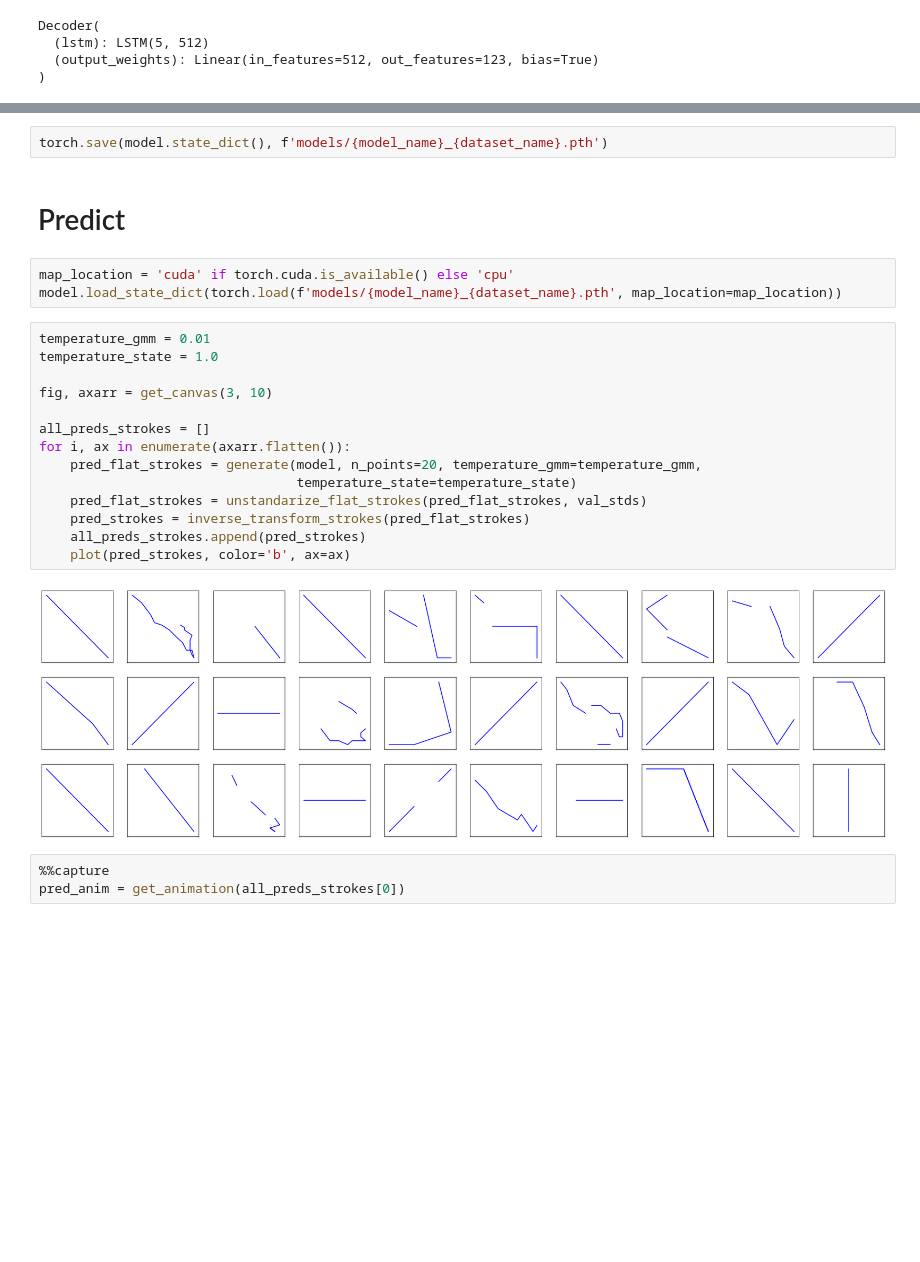
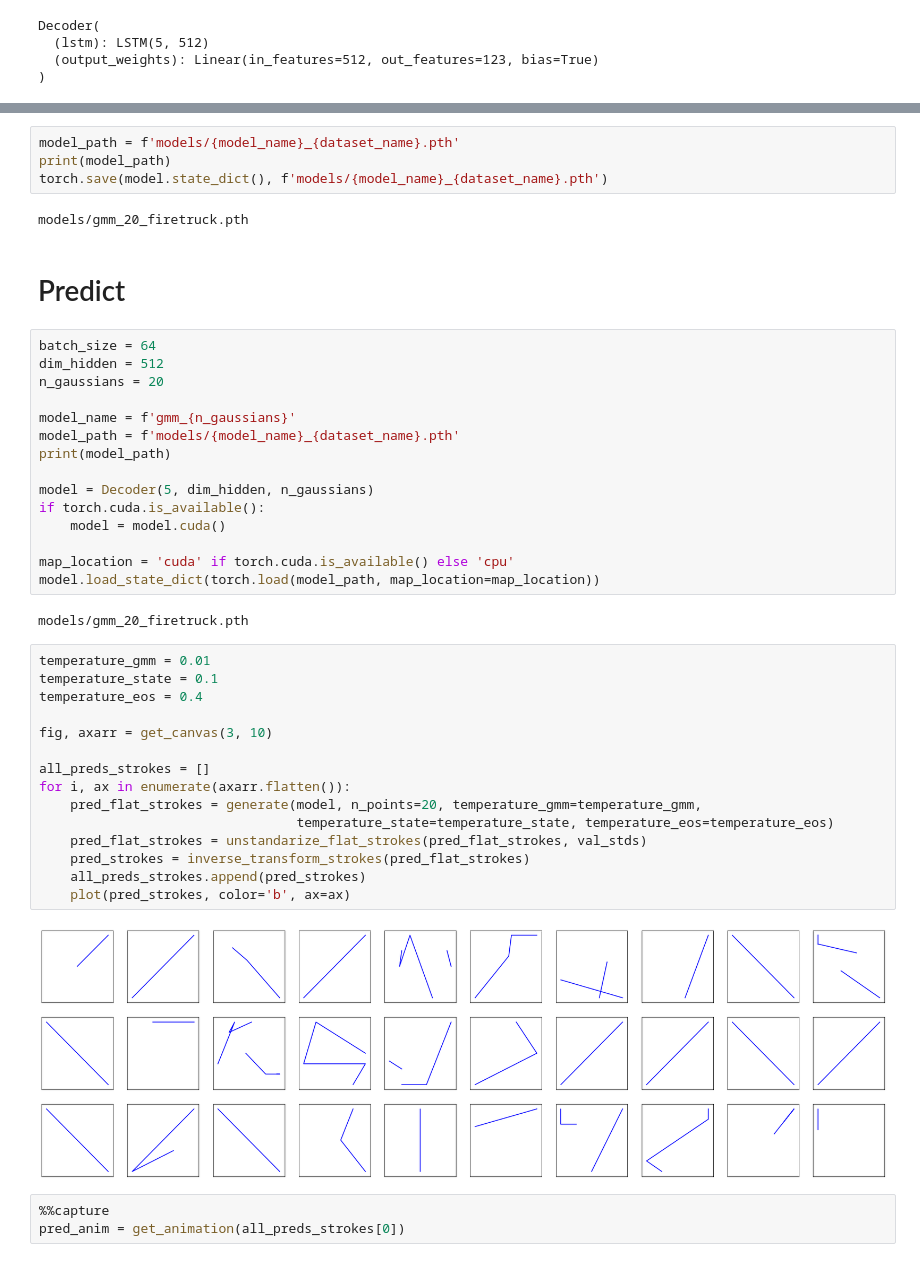
Before and after one commit to quentin-auge/draw, a Jupyter notebook: draw.ipynb, the cells around one changed output, grey strips where cells are left out. Saved outputs shown, nothing was run; the diff lists cells and outputs as text; blank space fills up the shorter version.

```diff
--- a/draw.ipynb
+++ b/draw.ipynb
@@ -268,26 +267,45 @@ KeyboardInterrupt:
 # %%
+model_path = f'models/{model_name}_{dataset_name}.pth'
+print(model_path)
 torch.save(model.state_dict(), f'models/{model_name}_{dataset_name}.pth')
+# %% [output]
+models/gmm_20_firetruck.pth
 # %% [markdown]
 # Predict
-# %%
-map_location = 'cuda' if torch.cuda.is_available() else 'cpu'
-model.load_state_dict(torch.load(f'models/{model_name}_{dataset_name}.pth', map_location=map_location))
+# %%
+batch_size = 64
+dim_hidden = 512
+n_gaussians = 20
+
+model_name = f'gmm_{n_gaussians}'
+model_path = f'models/{model_name}_{dataset_name}.pth'
+print(model_path)
+
+model = Decoder(5, dim_hidden, n_gaussians)
+if torch.cuda.is_available():
+    model = model.cuda()
+
+map_location = 'cuda' if torch.cuda.is_available() else 'cpu'
+model.load_state_dict(torch.load(model_path, map_location=map_location))
+# %% [output]
+models/gmm_20_firetruck.pth
 # %%
 temperature_gmm = 0.01
-temperature_state = 1.0
+temperature_state = 0.1
+temperature_eos = 0.4
 
 fig, axarr = get_canvas(3, 10)
 
 all_preds_strokes = []
 for i, ax in enumerate(axarr.flatten()):
     pred_flat_strokes = generate(model, n_points=20, temperature_gmm=temperature_gmm,
-                                 temperature_state=temperature_state)
+                                 temperature_state=temperature_state, temperature_eos=temperature_eos)
     pred_flat_strokes = unstandarize_flat_strokes(pred_flat_strokes, val_stds)
     pred_strokes = inverse_transform_strokes(pred_flat_strokes)
     all_preds_strokes.append(pred_strokes)
     plot(pred_strokes, color='b', ax=ax)
 # %% [output]
-[figure, old version]
+[figure, new version]
 # %%
 %%capture
 pred_anim = get_animation(all_preds_strokes[0])
```
Also changed, not shown: parts of 10 cells of this notebook, 1 other file.
